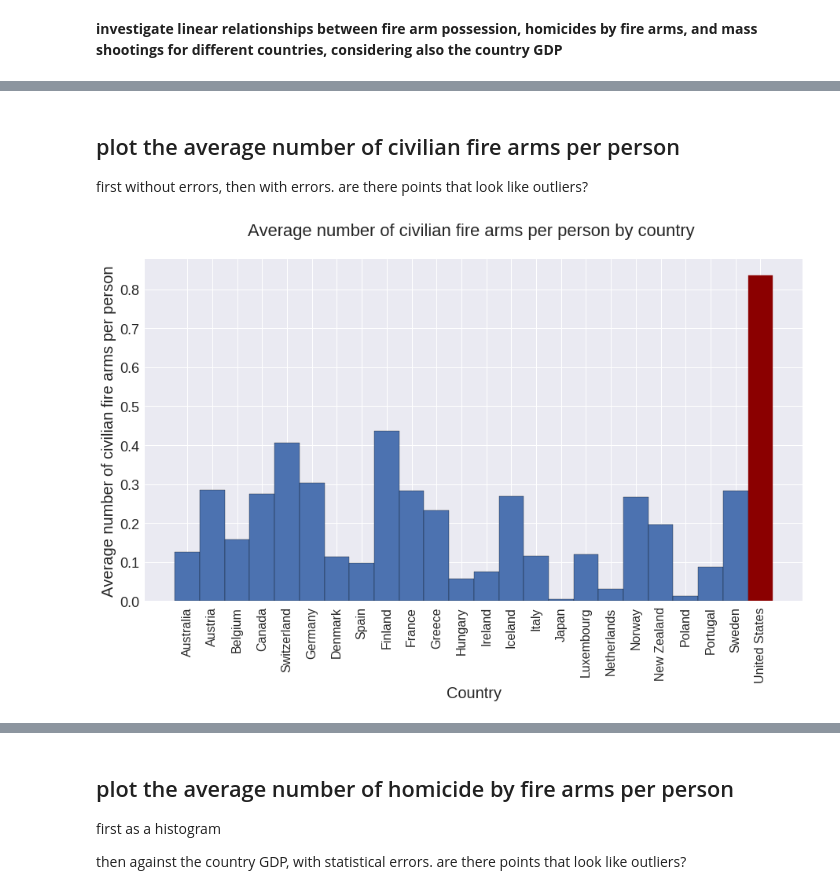
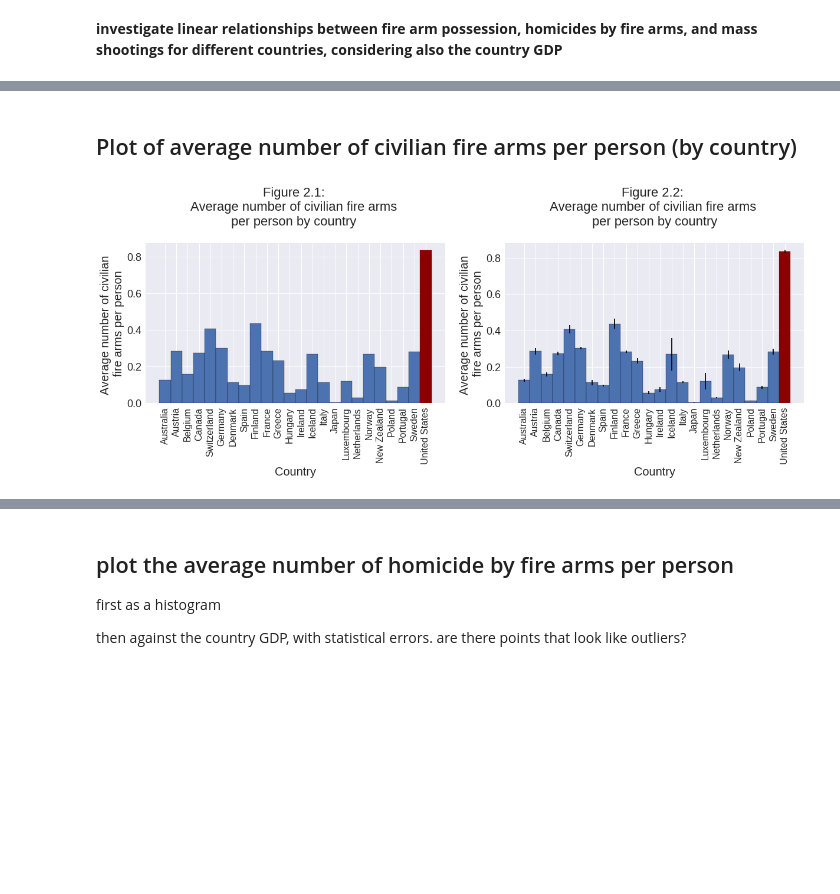
Before and after one commit to jkastelan/PUI2017_jlk635, a Jupyter notebook: HW5_jlk635/Assignment3_jlk635.ipynb, the cells around one changed output, grey strips where cells are left out. Saved outputs shown, nothing was run; the diff lists cells and outputs as text; code cells hidden in the pictures; blank space fills up the shorter version.

```diff
--- a/HW5_jlk635/Assignment3_jlk635.ipynb
+++ b/HW5_jlk635/Assignment3_jlk635.ipynb
@@ -154,25 +120,44 @@ Number of mass shooting per mil people vs GDP per person, errors represent Poiss
 # %% [markdown]
-## plot the average number of civilian fire arms per person
-first without errors, then with errors. are there  points that look like outliers?
+## Plot of average number of civilian fire arms per person (by country)
 # %%
 #without error bars
 
 df_['Average number of civilian fire arms per person'] = df_['Average total all civilian firearms'] / df_['pop']
 
 
 labels, values = df_['Country Name'], df_['Average number of civilian fire arms per person']
 
 indexes = np.arange(len(labels))
 width = 1
 
-fig = pl.figure(figsize=(15,8))
+fig = pl.figure(figsize=(20,5))
+ax = fig.add_subplot(121)
+
 pl.tick_params(axis='both',labelsize=18)
 firearmschart = pl.bar(indexes, values, width, edgecolor='black' )
 firearmschart[-1].set_color('darkred')
 pl.xticks(indexes, labels, rotation=90 , fontsize = 16) #indexes + width * 0.5
-pl.title("Average number of civilian fire arms per person by country \n", fontsize = 22)
+pl.title("Figure 2.1: \nAverage number of civilian fire arms \nper person by country \n", fontsize = 22)
 pl.xlabel("Country", fontsize = 20)
-pl.ylabel("Average number of civilian fire arms per person", fontsize = 20)
+pl.ylabel("Average number of civilian \nfire arms per person", fontsize = 20)
+
+## WITH ERROR BARS
+
+labels, values, errbar  = df_['Country Name'], df_['Average number of civilian fire arms per person'], np.sqrt(df_['Average total all civilian firearms']) / df_['pop']   * 1e2
+
+## ERROR BARS SCALED BY FACTOR OF 100
+
+indexes = np.arange(len(labels))
+width = 1
+
+ax = fig.add_subplot(122)
+pl.tick_params(axis='both',labelsize=18)
+firearmschart = pl.bar(indexes, values, width, yerr = errbar, edgecolor='black' )
+firearmschart[-1].set_color('darkred')
+pl.xticks(indexes, labels, rotation=90 , fontsize = 16) #indexes + width * 0.5
+pl.title("Figure 2.2: \nAverage number of civilian fire arms \nper person by country\n", fontsize = 22)
+pl.xlabel("Country", fontsize = 20)
+pl.ylabel("Average number of civilian \nfire arms per person", fontsize = 20)
 pl.show()
 # %% [output]
-[figure, old version]
+[figure, new version]
```
Also changed, not shown: parts of 49 cells of this notebook.
